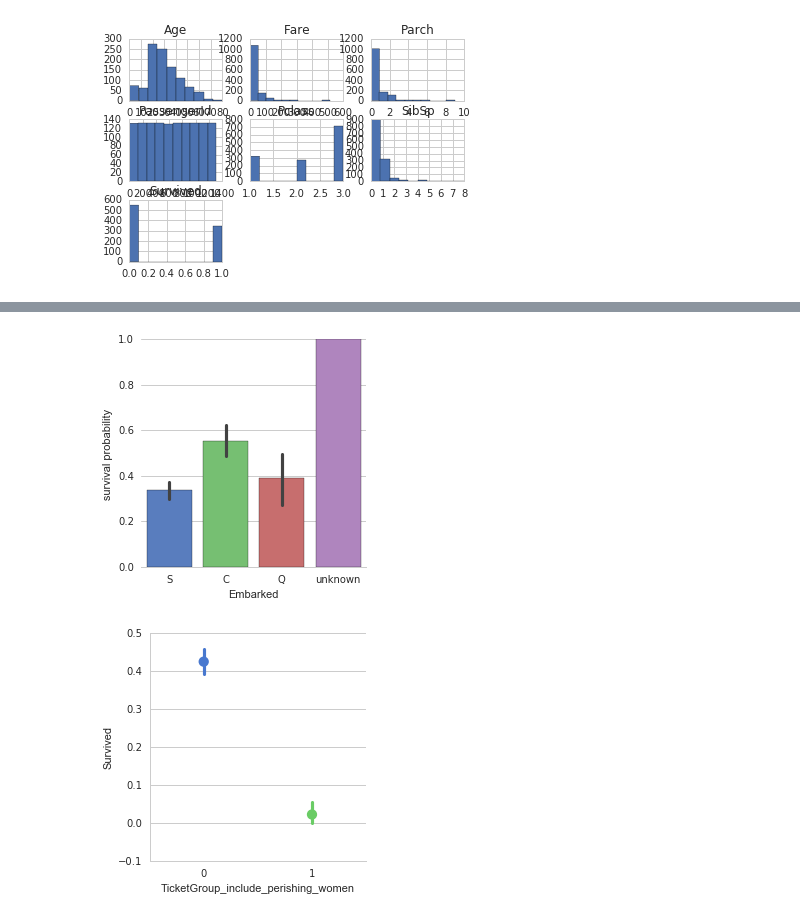
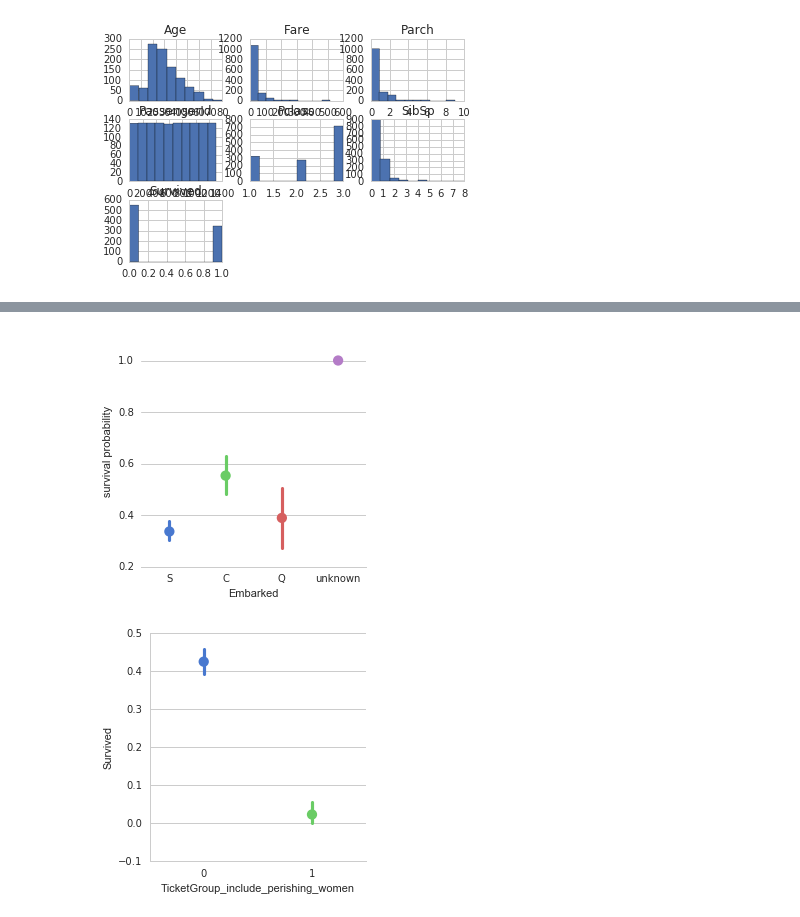
Before and after one commit to voyageth/kaggle, a Jupyter notebook: notebook/titanic.ipynb, the cells around one changed output, grey strips where cells are left out. Cells and saved outputs as stored; diff of their text form; code cells hidden in the pictures.

```diff
--- a/notebook/titanic.ipynb
+++ b/notebook/titanic.ipynb
@@ -90,14 +90,14 @@ if 'SexAdult' not in categorical_columns:
 # %%
 # Embarked
 df['Embarked'] = df['Embarked'].fillna('unknown')
-g = sns.factorplot(x="Embarked", y="Survived", data=df, size=4, kind="bar", palette="muted")
+g = sns.factorplot(x="Embarked", y="Survived", data=df, size=4, palette="muted")
 g.despine(left=True)
 g.set_ylabels("survival probability")
 
 if 'Embarked' not in categorical_columns:
     categorical_columns.append('Embarked')
 # %% [output]
-[figure, old version]
+[figure, new version]
 # %%
 df_ticket = pd.DataFrame(df['Ticket'].value_counts())
 df_ticket.rename(columns={'Ticket':'TicketMembers'}, inplace=True)
```
Also changed, not shown: parts of 30 cells of this notebook, 2 other files.
